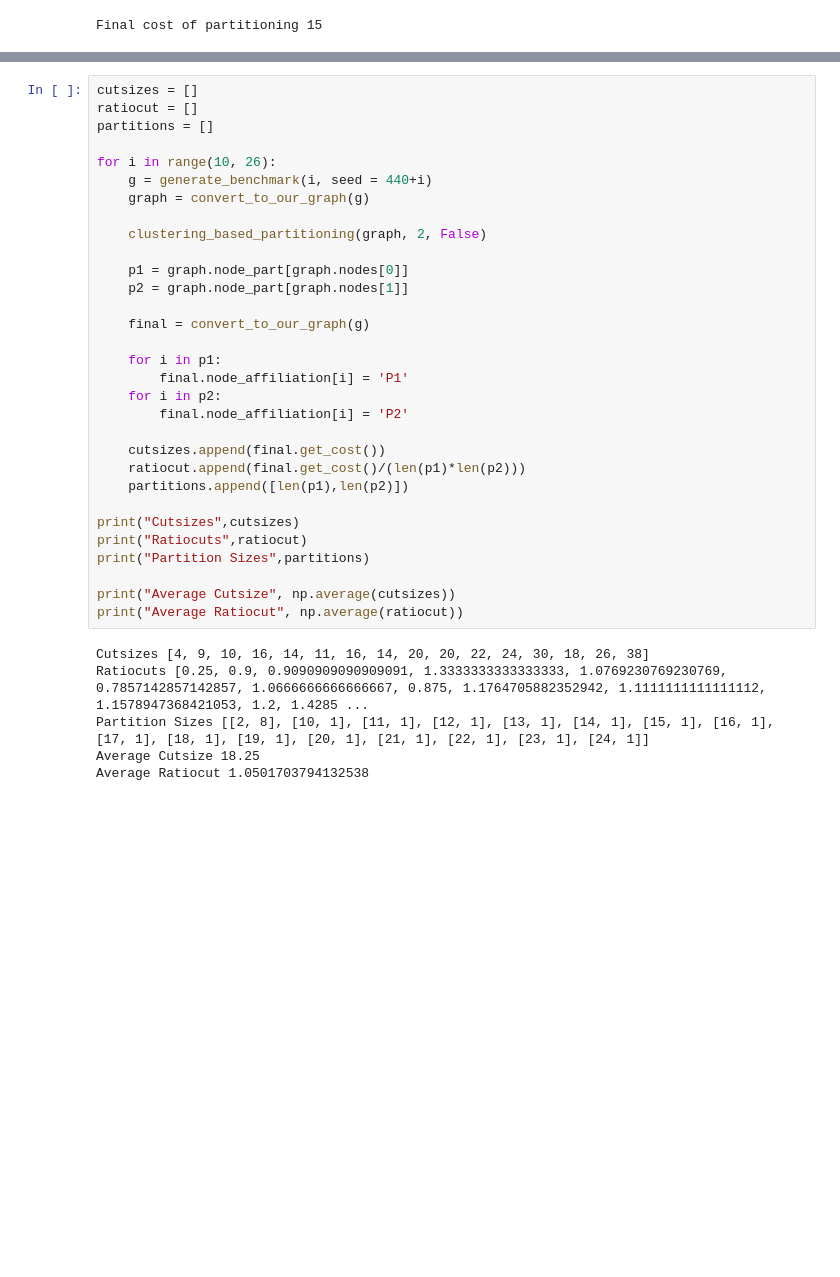
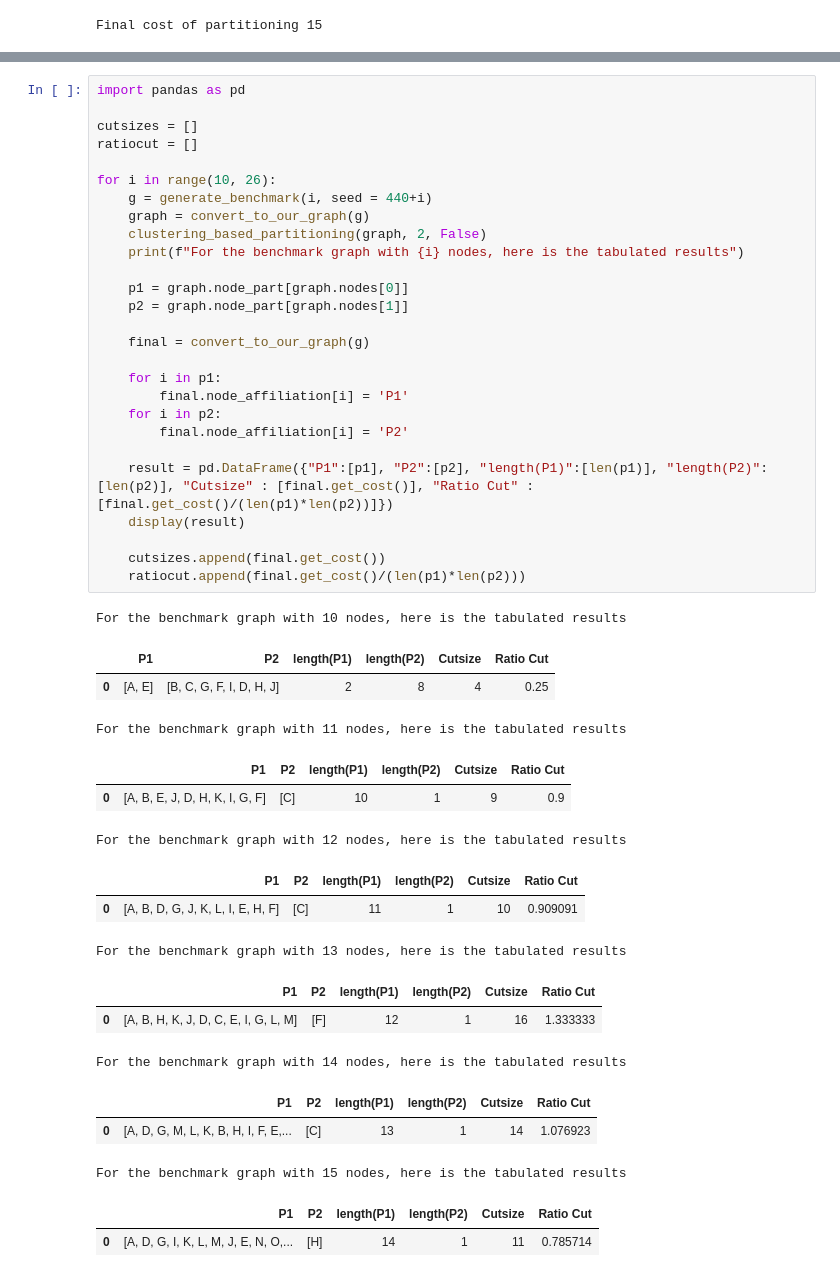
Before and after one commit to rohankalbag/vlsi-circuit-partitioning-algorithms, a Jupyter notebook: clustering_based_partitioning.ipynb, the cells around one changed output, grey strips where cells are left out. Cells and saved outputs as stored; diff of their text form; blank space fills up the shorter version.

```diff
--- a/clustering_based_partitioning.ipynb
+++ b/clustering_based_partitioning.ipynb
@@ -244,37 +246,46 @@ To analyse this algorithm, we perform the following, we shall take 15 different
 # %%
+import pandas as pd
+
 cutsizes = []
 ratiocut = []
-partitions = []
 
 for i in range(10, 26):
     g = generate_benchmark(i, seed = 440+i)
     graph = convert_to_our_graph(g)
-
     clustering_based_partitioning(graph, 2, False)
+    print(f"For the benchmark graph with {i} nodes, here is the tabulated results")
 
     p1 = graph.node_part[graph.nodes[0]]
     p2 = graph.node_part[graph.nodes[1]]
 
     final = convert_to_our_graph(g)
 
     for i in p1:
         final.node_affiliation[i] = 'P1'
     for i in p2:
         final.node_affiliation[i] = 'P2'
 
+    result = pd.DataFrame({"P1":[p1], "P2":[p2], "length(P1)":[len(p1)], "length(P2)":[len(p2)], "Cutsize" : [final.get_cost()], "Ratio Cut" : [final.get_cost()/(len(p1)*len(p2))]})
+    display(result)
+
     cutsizes.append(final.get_cost())
     ratiocut.append(final.get_cost()/(len(p1)*len(p2)))
-    partitions.append([len(p1),len(p2)])
-
-print("Cutsizes",cutsizes)
-print("Ratiocuts",ratiocut)
-print("Partition Sizes",partitions)
-
-print("Average Cutsize", np.average(cutsizes))
-print("Average Ratiocut", np.average(ratiocut))
 # %% [output]
-Cutsizes [4, 9, 10, 16, 14, 11, 16, 14, 20, 20, 22, 24, 30, 18, 26, 38]
-Ratiocuts [0.25, 0.9, 0.9090909090909091, 1.3333333333333333, 1.0769230769230769, 0.7857142857142857, 1.0666666666666667, 0.875, 1.1764705882352942, 1.1111111111111112, 1.1578947368421053, 1.2, 1.4285 ...
-Partition Sizes [[2, 8], [10, 1], [11, 1], [12, 1], [13, 1], [14, 1], [15, 1], [16, 1], [17, 1], [18, 1], [19, 1], [20, 1], [21, 1], [22, 1], [23, 1], [24, 1]]
-Average Cutsize 18.25
-Average Ratiocut 1.0501703794132538
+For the benchmark graph with 10 nodes, here is the tabulated results
+|  | P1 | P2 | length(P1) | length(P2) | Cutsize | Ratio Cut |
+| 0 | [A, E] | [B, C, G, F, I, D, H, J] | 2 | 8 | 4 | 0.25 |
+For the benchmark graph with 11 nodes, here is the tabulated results
+|  | P1 | P2 | length(P1) | length(P2) | Cutsize | Ratio Cut |
+| 0 | [A, B, E, J, D, H, K, I, G, F] | [C] | 10 | 1 | 9 | 0.9 |
+For the benchmark graph with 12 nodes, here is the tabulated results
+|  | P1 | P2 | length(P1) | length(P2) | Cutsize | Ratio Cut |
+| 0 | [A, B, D, G, J, K, L, I, E, H, F] | [C] | 11 | 1 | 10 | 0.909091 |
+For the benchmark graph with 13 nodes, here is the tabulated results
+|  | P1 | P2 | length(P1) | length(P2) | Cutsize | Ratio Cut |
+| 0 | [A, B, H, K, J, D, C, E, I, G, L, M] | [F] | 12 | 1 | 16 | 1.333333 |
+For the benchmark graph with 14 nodes, here is the tabulated results
+|  | P1 | P2 | length(P1) | length(P2) | Cutsize | Ratio Cut |
+| 0 | [A, D, G, M, L, K, B, H, I, F, E,... | [C] | 13 | 1 | 14 | 1.076923 |
+For the benchmark graph with 15 nodes, here is the tabulated results
+|  | P1 | P2 | length(P1) | length(P2) | Cutsize | Ratio Cut |
+| 0 | [A, D, G, I, K, L, M, J, E, N, O,... | [H] | 14 | 1 | 11 | 0.785714 |
```
Also changed, not shown: parts of 7 cells of this notebook.
